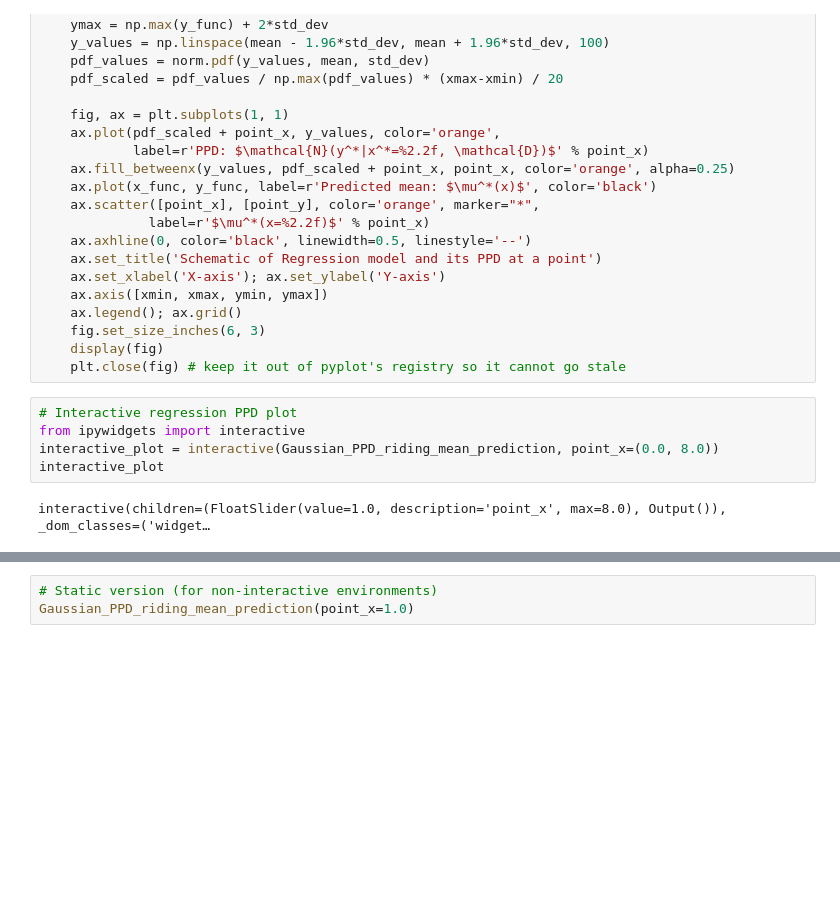
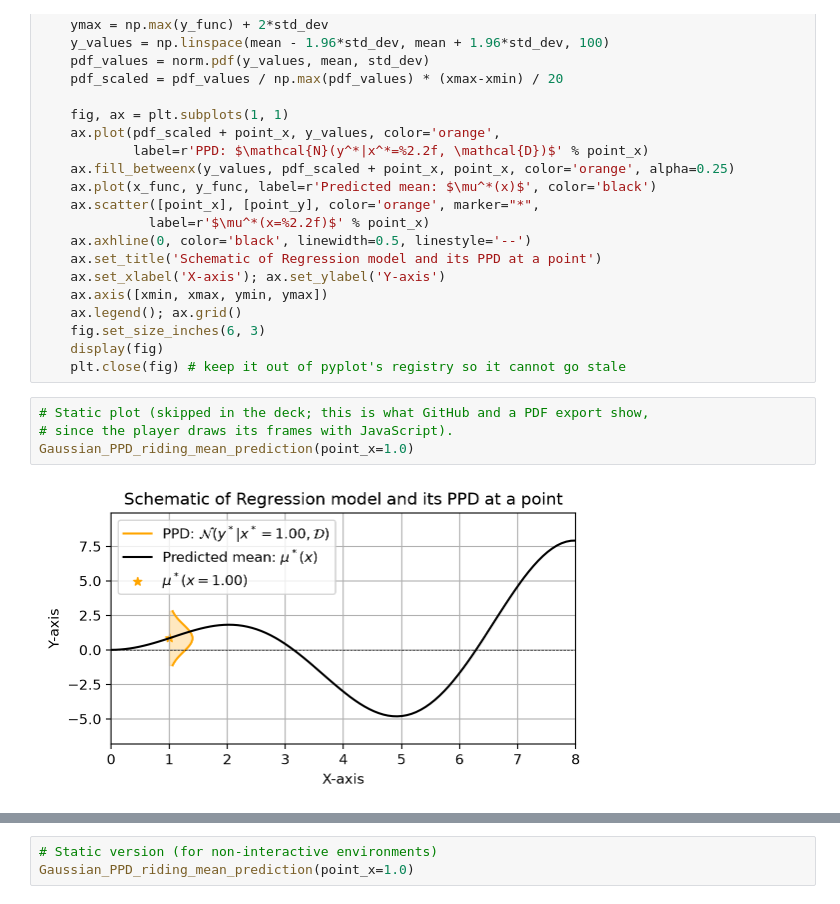
Before and after one commit to bessagroup/3dasm_course, a Jupyter notebook: Lectures/short_course/UdG_Lecture4.ipynb, the cells around one changed output, grey strips where cells are left out. Cells and saved outputs as stored; diff of their text form; blank space fills up the shorter version.

```diff
--- a/Lectures/short_course/UdG_Lecture4.ipynb
+++ b/Lectures/short_course/UdG_Lecture4.ipynb
@@ -234,10 +236,9 @@ def Gaussian_PPD_riding_mean_prediction(point_x=1.0):
     fig.set_size_inches(6, 3)
     display(fig)
     plt.close(fig) # keep it out of pyplot's registry so it cannot go stale
-# %%
-# Interactive regression PPD plot
-from ipywidgets import interactive
-interactive_plot = interactive(Gaussian_PPD_riding_mean_prediction, point_x=(0.0, 8.0))
-interactive_plot
-# %% [output]
-interactive(children=(FloatSlider(value=1.0, description='point_x', max=8.0), Output()), _dom_classes=('widget…
+# %%
+# Static plot (skipped in the deck; this is what GitHub and a PDF export show,
+# since the player draws its frames with JavaScript).
+Gaussian_PPD_riding_mean_prediction(point_x=1.0)
+# %% [output]
+[figure, added]
```
Also changed, not shown: parts of 4 cells of this notebook, 1 other file.
